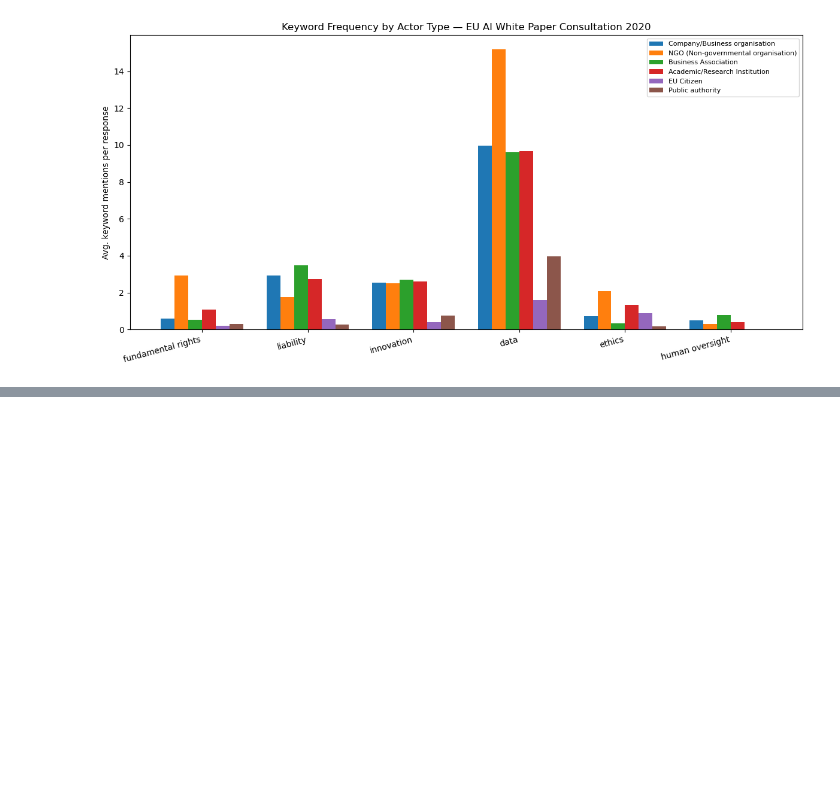
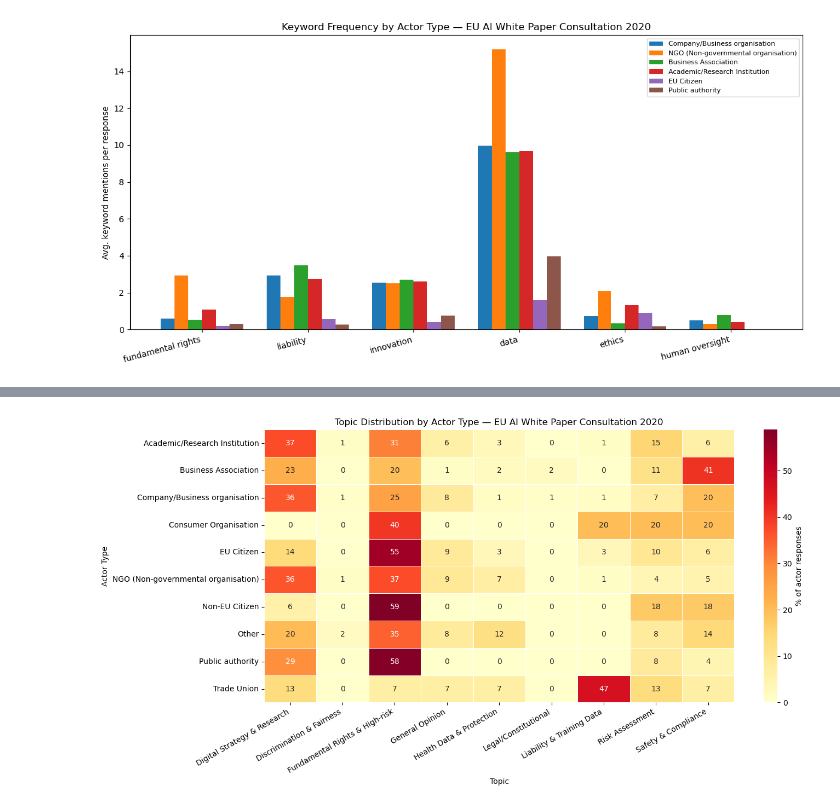
Before and after one commit to PhilipJE/eu-ai-act-consultation-analyzer, a Jupyter notebook: notebooks/03_nlp_analysis.ipynb, the cells around one changed output, grey strips where cells are left out. Saved outputs shown, nothing was run; the diff lists cells and outputs as text; code cells hidden in the pictures; blank space fills up the shorter version.

Commit message:
add LDA topic modeling, Likert analysis, keyword frequency charts

```diff
--- a/notebooks/03_nlp_analysis.ipynb
+++ b/notebooks/03_nlp_analysis.ipynb
@@ -107,0 +237,19 @@ plt.show()
+# %%
+lda_data_en = lda_data[lda_data['language'] == 'en'].copy()
+print(f"Documents for LDA: {len(lda_data_en)}")
+
+dictionary = corpora.Dictionary(lda_data_en['tokens'])
+dictionary.filter_extremes(no_below=5, no_above=0.5)
+corpus = [dictionary.doc2bow(doc) for doc in lda_data_en['tokens']]
+
+lda_model = LdaModel(
+    corpus=corpus,
+    id2word=dictionary,
+    num_topics=9,
+    random_state=42,
+    passes=10,
+    alpha='auto'
+)
+
+for idx, topic in lda_model.print_topics(num_words=8):
+    print(f"Topic {idx}: {topic}\n")
@@ -107,0 +324,40 @@ plt.show()
+# %%
+topic_labels = {
+    0: 'Fundamental Rights & High-risk',
+    1: 'Discrimination & Fairness',
+    2: 'Legal/Constitutional',
+    3: 'Risk Assessment',
+    4: 'Liability & Training Data',
+    5: 'Safety & Compliance',
+    6: 'Health Data & Protection',
+    7: 'Digital Strategy & Research',
+    8: 'General Opinion'
+}
+
+lda_data_en['dominant_topic'] = [get_dominant_topic(doc) for doc in corpus]
+lda_data_en['topic_label'] = lda_data_en['dominant_topic'].map(topic_labels)
+
+topic_actor = pd.crosstab(
+    lda_data_en['User type'],
+    lda_data_en['topic_label'],
+    normalize='index'
+) * 100
+
+plt.figure(figsize=(14, 7))
+sns.heatmap(
+    topic_actor,
+    annot=True,
+    fmt='.0f',
+    cmap='YlOrRd',
+    linewidths=0.5,
+    cbar_kws={'label': '% of actor responses'}
+)
+plt.title('Topic Distribution by Actor Type — EU AI White Paper Consultation 2020')
+plt.xlabel('Topic')
+plt.ylabel('Actor Type')
+plt.xticks(rotation=30, ha='right')
+plt.tight_layout()
+plt.savefig('../data/processed/topic_heatmap_9.png', dpi=150)
+plt.show()
+# %% [output]
+[figure, added]
```
Also changed, not shown: parts of 9 cells of this notebook, 3 other files.
